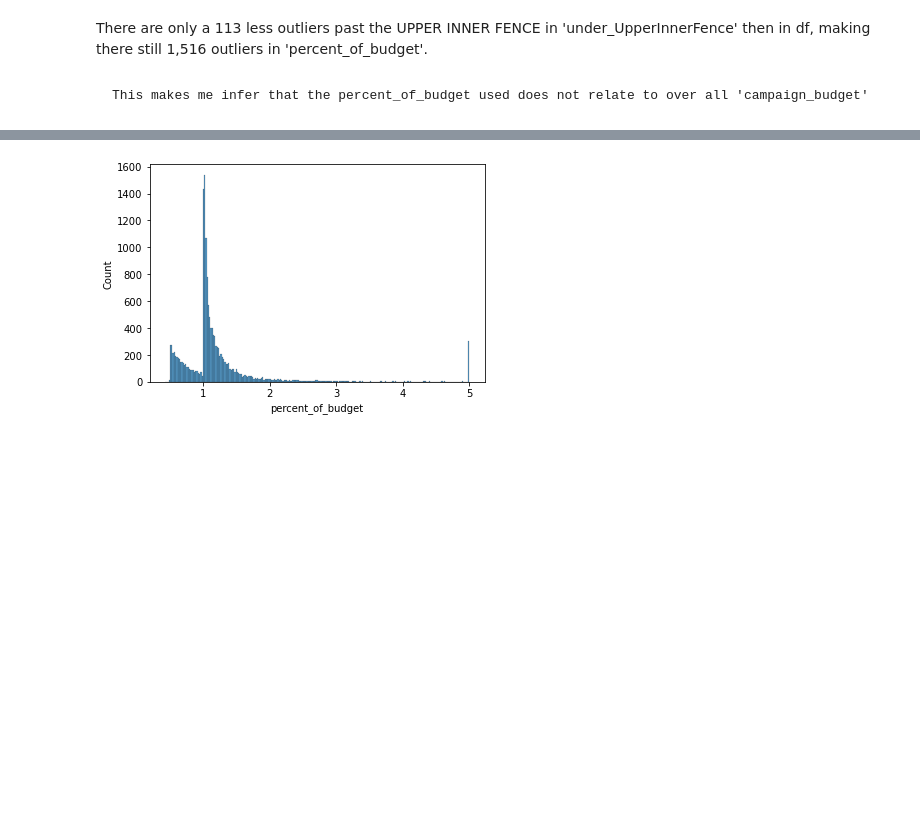
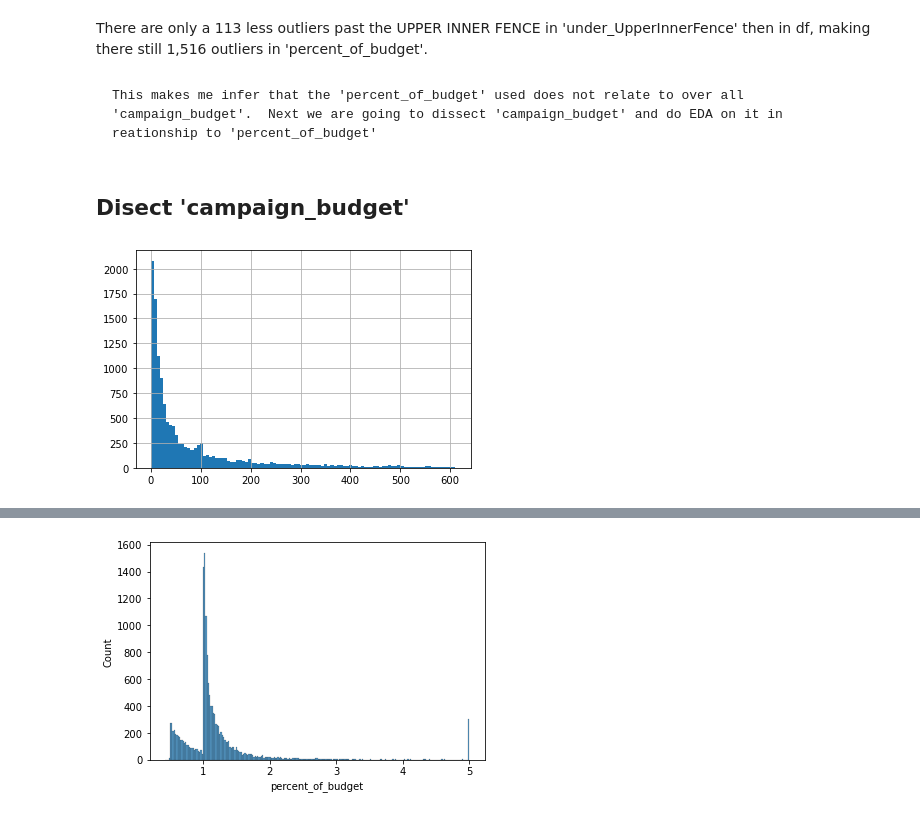
Before and after one commit to encodingintuition/A_B-testing, a Jupyter notebook: data/toy_data_creation.ipynb, the cells around one changed output, grey strips where cells are left out. Cells and saved outputs as stored; diff of their text form; code cells hidden in the pictures; blank space fills up the shorter version.

Commit message:
toy data creation

```diff
--- a/data/toy_data_creation.ipynb
+++ b/data/toy_data_creation.ipynb
@@ -17,7 +17,7 @@ from sklearn.preprocessing import Normalizer
 # %%
 # read in xls file
 
-df = pd.read_excel('../data/analytical_take_home_data_v2.xlsx')
+df = pd.read_excel('')
 print(df.shape)
 df.head()
 # %% [output]
@@ -227,4 +193,10 @@ under_UpperInnerFence[ (under_UpperInnerFence['percent_of_budget'] > (Q3_p + 3 *
 # %% [markdown]
 There are only a 113 less outliers past the UPPER INNER FENCE in 'under_UpperInnerFence' then in df, making there still 1,516 outliers in 'percent_of_budget'.
 # %% [markdown]
-    This makes me infer that the percent_of_budget used does not relate to over all 'campaign_budget'
+    This makes me infer that the 'percent_of_budget' used does not relate to over all 'campaign_budget'.  Next we are going to dissect 'campaign_budget' and do EDA on it in reationship to 'percent_of_budget'
+# %% [markdown]
+## Disect 'campaign_budget'
+# %%
+under_UpperInnerFence['campaign_budget'] .hist(bins = 100);
+# %% [output]
+[figure, added]
```
Also changed, not shown: parts of 12 cells of this notebook.
